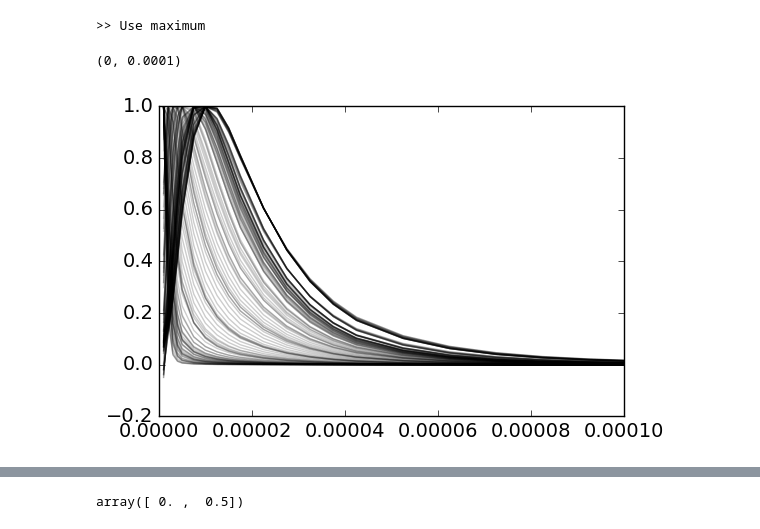
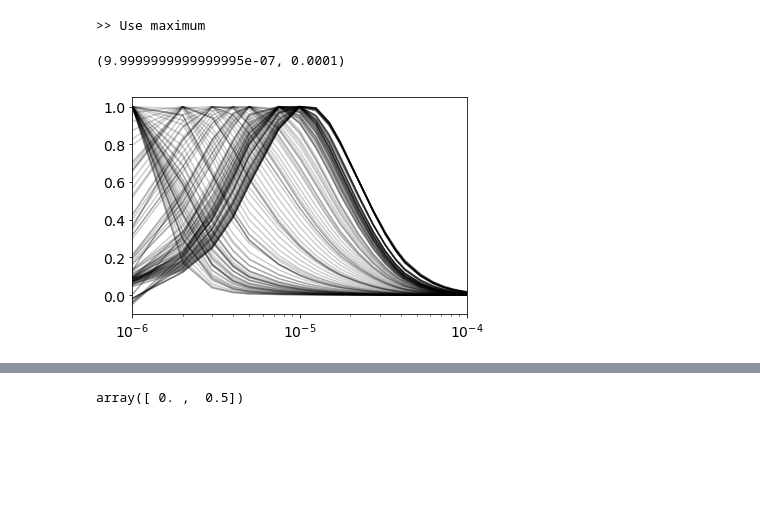
Before and after one commit to sgkang/simpegEMIP, a Jupyter notebook: notebook/TEM_linearization.ipynb, the cells around one changed output, grey strips where cells are left out. Cells and saved outputs as stored; diff of their text form; code cells hidden in the pictures; blank space fills up the shorter version.

```diff
--- a/notebook/TEM_linearization.ipynb
+++ b/notebook/TEM_linearization.ipynb
@@ -176,16 +176,16 @@ eref_vtem = geterefE(F_vtem[src_vtem, 'eSolution', :], option=None, tInd=20)
 # %%
 e = F[src,'eSolution', :]
 z = mesh.vectorCCz[np.logical_and(mesh.vectorCCz < 0., mesh.vectorCCz > -200.)]
 x = mesh.vectorCCx[mesh.vectorCCx < 100.]
 xyz = Utils.ndgrid(x, np.r_[0.], z)
 rxinds = Utils.closestPoints(mesh, pts=xyz, gridLoc='N')
 for rxind in rxinds:
     plt.plot(prb_em.times[1:], e[rxind,1:].flatten() / eref[rxind], 'k', alpha=0.2)
-plt.xscale('linear')
+plt.xscale('log')
 plt.xlim(0, 1e-4)
 # %% [output]
-(0, 0.0001)
+(9.9999999999999995e-07, 0.0001)
-[figure, old version]
+[figure, new version]
 # %%
 eref0 = mesh.aveE2CCV*src._aSrc(prb_em_vtem)
 # %%
```
Also changed, not shown: parts of 4 cells of this notebook, 4 other files.
